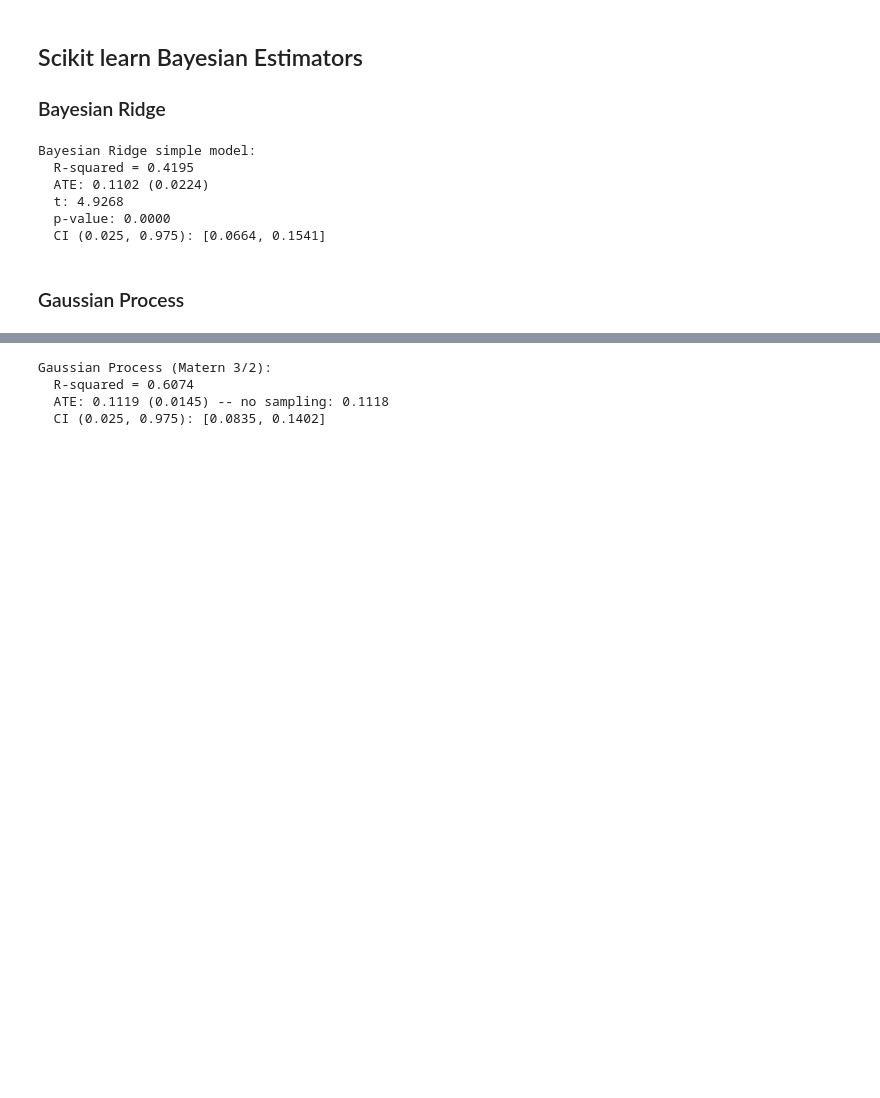
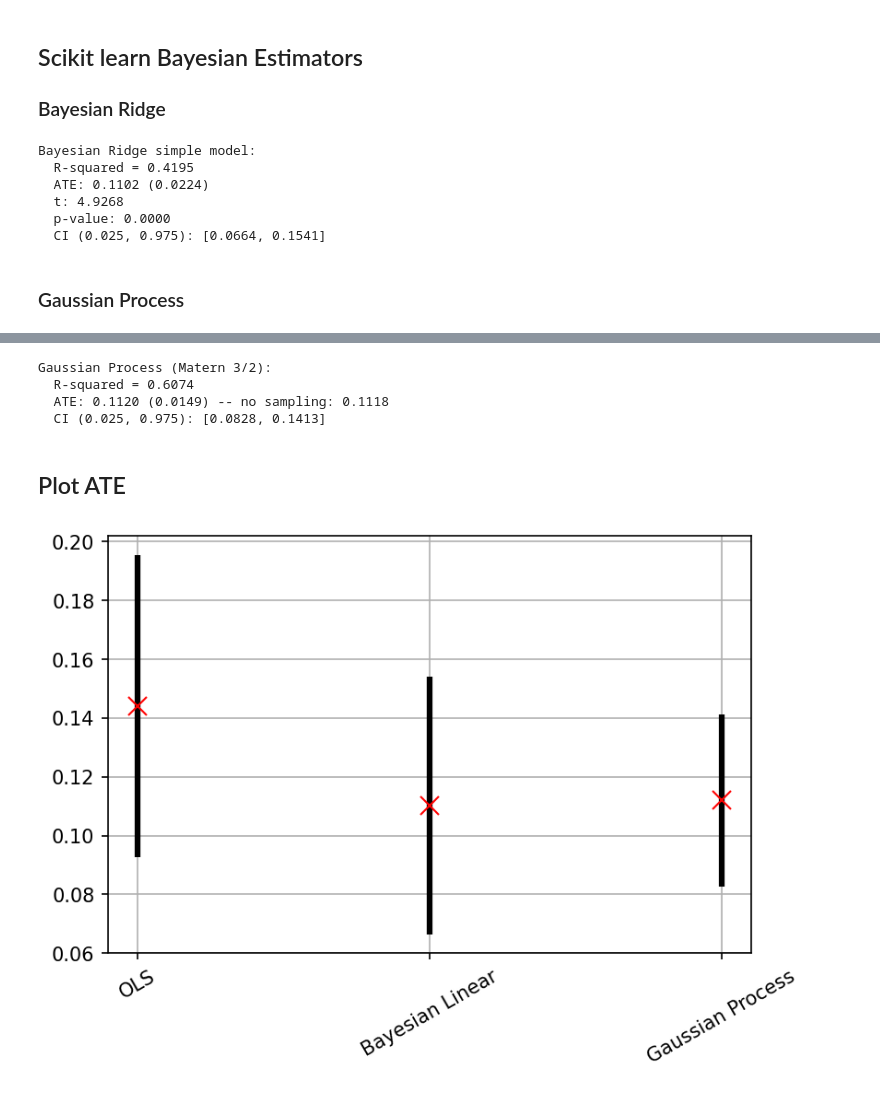
Before and after one commit to gradientinstitute/return2edu-paper, a Jupyter notebook: Direct-Bayesian.ipynb, the cells around one changed output, grey strips where cells are left out. Cells and saved outputs as stored; diff of their text form; code cells hidden in the pictures; blank space fills up the shorter version.

```diff
--- a/Direct-Bayesian.ipynb
+++ b/Direct-Bayesian.ipynb
@@ -103,6 +103,8 @@ Xt = np.hstack((t[:, np.newaxis], X))
 Xt = pd.DataFrame(data=Xt, columns=["treatment"] + features)
 ols = sm.OLS(y, sm.add_constant(Xt))
 res = ols.fit()
+ate_ols = res.params.loc["treatment"]
+ci_ols = res.conf_int().loc["treatment"]
 print(res.summary())
 # %% [output]
                             OLS Regression Results
@@ -132,15 +134,15 @@ br.fit(Xt, y)
 
 score = br.score(Xt, y)
 stats = br.model_statistics()
-beta, se = stats.beta[0], stats.std_err[0]
-ci = np.squeeze(norm.interval(loc=beta, scale=se, alpha=[0.95]))
+ate_blr, se_blr = stats.beta[0], stats.std_err[0]
+ci_blr = np.squeeze(norm.interval(loc=beta, scale=se, alpha=[0.95]))
 
 print("Bayesian Ridge simple model:")
 print(f"  R-squared = {score:.4f}")
-print(f"  ATE: {beta:.4f} ({se:.4f})")
+print(f"  ATE: {ate_blr:.4f} ({se_blr:.4f})")
 print(f"  t: {stats.t_stat[0]:.4f}")
 print(f"  p-value: {stats.p_value[0]:.4f}")
-print(f"  CI (0.025, 0.975): [{ci[0]:.4f}, {ci[1]:.4f}]")
+print(f"  CI (0.025, 0.975): [{ci_blr[0]:.4f}, {ci_blr[1]:.4f}]")
 # %% [output]
 Bayesian Ridge simple model:
   R-squared = 0.4195
@@ -178,15 +178,31 @@ for s in range(S):
     ate_samples[s] = y_1_s.mean() - y_0_s.mean()
 
 ate_analytic = y_1.mean() - y_0.mean()
-ate, ate_se = np.mean(ate_samples), np.std(ate_samples, ddof=1)
-ci = np.squeeze(norm.interval(loc=ate, scale=ate_se, alpha=[0.95]))
+ate_gp, se_gp = np.mean(ate_samples), np.std(ate_samples, ddof=1)
+ci_gp = np.squeeze(norm.interval(loc=ate_gp, scale=se_gp, alpha=[0.95]))
 # %%
 print("Gaussian Process (Matern 3/2):")
 print(f"  R-squared = {score:.4f}")
-print(f"  ATE: {ate:.4f} ({ate_se:.4f}) -- no sampling: {ate_analytic:.4f}")
-print(f"  CI (0.025, 0.975): [{ci[0]:.4f}, {ci[1]:.4f}]")
+print(f"  ATE: {ate_gp:.4f} ({se_gp:.4f}) -- no sampling: {ate_analytic:.4f}")
+print(f"  CI (0.025, 0.975): [{ci_gp[0]:.4f}, {ci_gp[1]:.4f}]")
 # %% [output]
 Gaussian Process (Matern 3/2):
   R-squared = 0.6074
-  ATE: 0.1119 (0.0145) -- no sampling: 0.1118
-  CI (0.025, 0.975): [0.0835, 0.1402]
+  ATE: 0.1120 (0.0149) -- no sampling: 0.1118
+  CI (0.025, 0.975): [0.0828, 0.1413]
+# %% [markdown]
+## Plot ATE
+# %%
+ate_labels = ["OLS", "Bayesian Linear", "Gaussian Process"]
+ate = [ate_ols, ate_blr, ate_gp]
+ci = [ci_ols, ci_blr, ci_gp]
+ind = np.arange(len(ate))
+
+plt.figure(dpi=150)
+plt.vlines(ind, ymin=[c[0] for c in ci], ymax=[c[1] for c in ci], colors='k', linewidth=3)
+plt.plot(ind, ate, 'rx', markersize=10)
+plt.xticks(ind, labels=ate_labels, rotation=30)
+plt.grid()
+plt.show()
+# %% [output]
+[figure, added]
```
Also changed, not shown: parts of 2 cells of this notebook, 3 other files.
